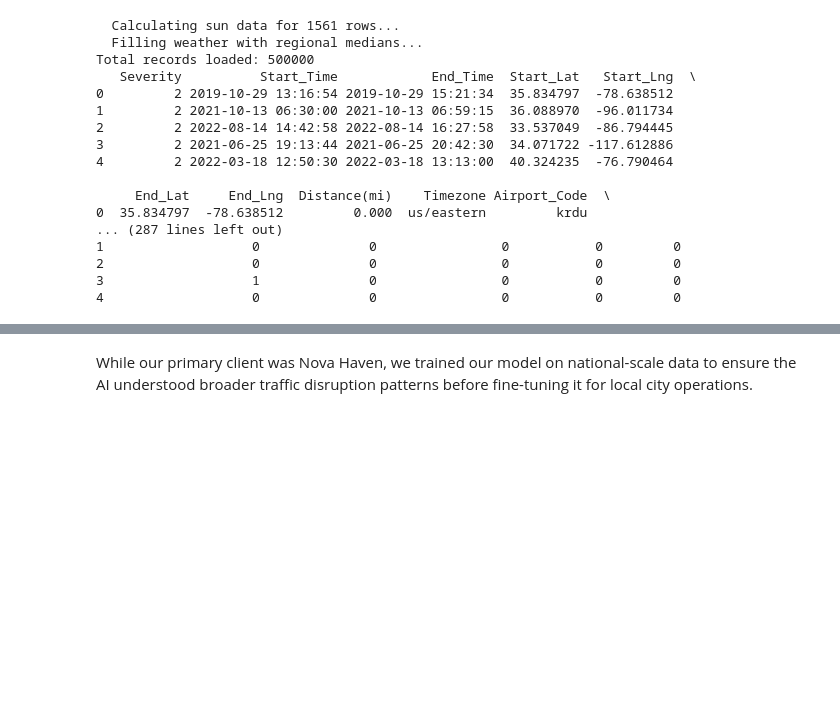
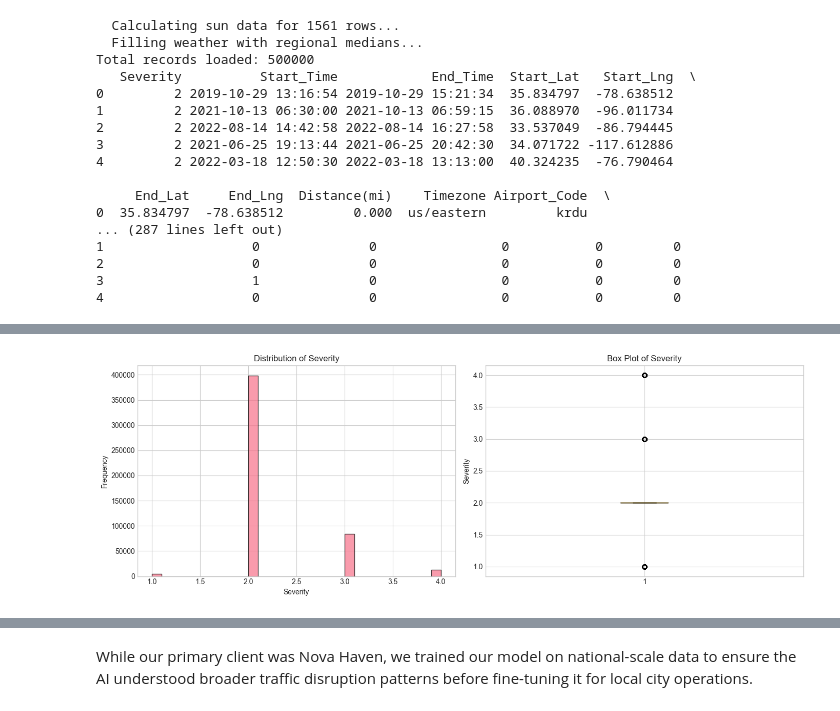
Before and after one commit to fsa-aiml-2511/final-capstone-e2ws-ai-topia-consulting, a Jupyter notebook: notebooks/EDA.ipynb, the cells around one changed output, grey strips where cells are left out. Drawn from its saved outputs; the diff is of its cells as text; code cells hidden in the pictures; blank space fills up the shorter version.

```diff
--- a/notebooks/EDA.ipynb
+++ b/notebooks/EDA.ipynb
@@ -99,3 +318,22 @@ Total records loaded: 500000
+# %%
+# Distribution of target variable
+fig, axes = plt.subplots(1, 2, figsize=(14, 5))
+
+# Histogram
+axes[0].hist(df_City_Traffic[TARGET].dropna(), bins=30, edgecolor='black', alpha=0.7)
+axes[0].set_xlabel(TARGET)
+axes[0].set_ylabel('Frequency')
+axes[0].set_title(f'Distribution of {TARGET}')
+
+# Box plot
+axes[1].boxplot(df_City_Traffic[TARGET].dropna())
+axes[1].set_ylabel(TARGET)
+axes[1].set_title(f'Box Plot of {TARGET}')
+
+plt.tight_layout()
+plt.show()
+# %% [output]
+[figure, added]
 # %%
 df_City_Traffic.head()
 # 1. Use df.select_dtypes(include=[np.number]) to get numerical columns
```
Also changed, not shown: parts of 22 cells of this notebook, 5 other files.
